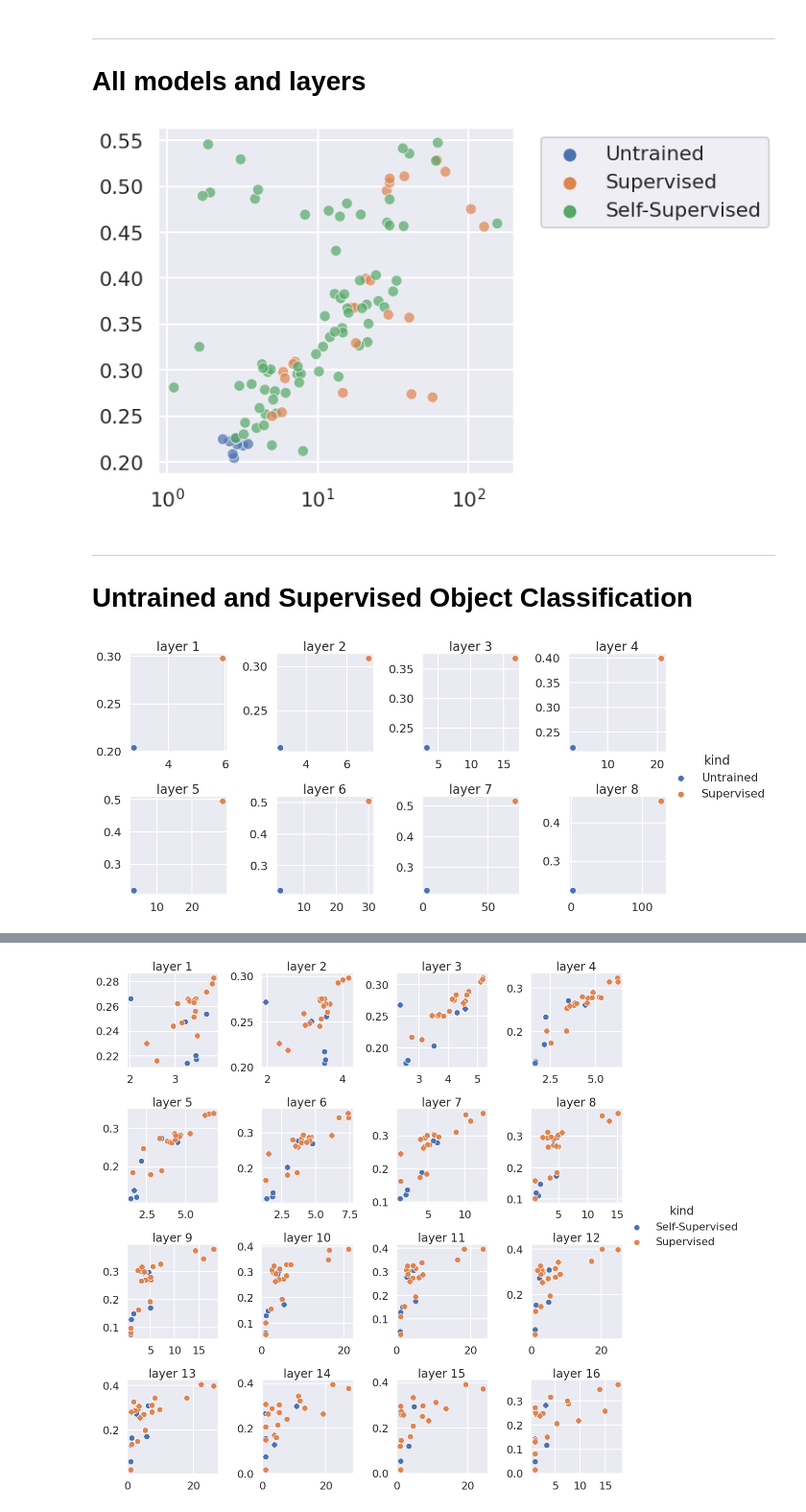
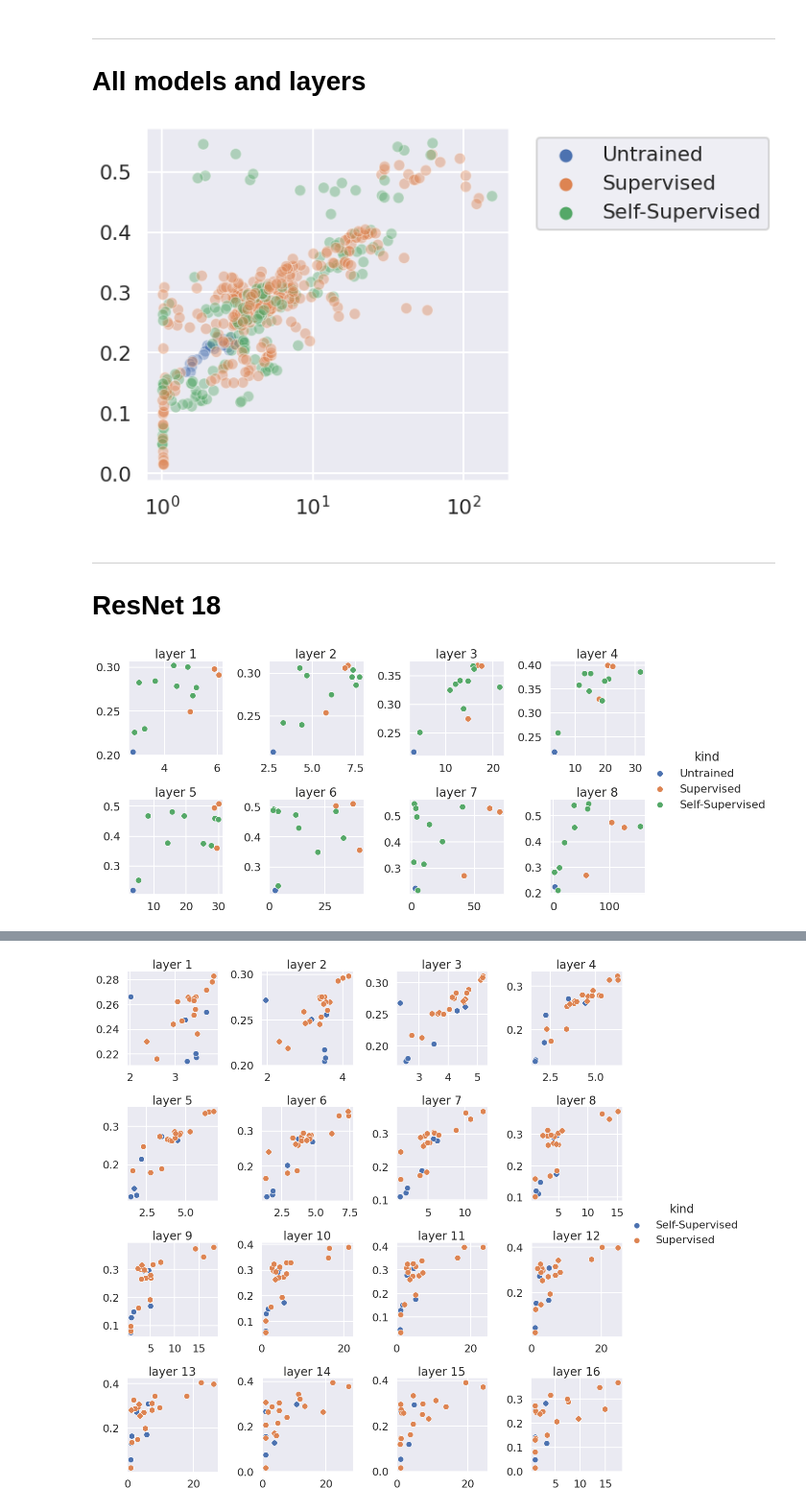
Before and after one commit to EricElmoznino/encoder_dimensionality, a Jupyter notebook: notebooks/encoding_vs_eigmetrics.ipynb, the cells around one changed output, grey strips where cells are left out. Shown at 96% size. Cells and saved outputs as stored; diff of their text form; code cells hidden in the pictures.

```diff
--- a/notebooks/encoding_vs_eigmetrics.ipynb
+++ b/notebooks/encoding_vs_eigmetrics.ipynb
@@ -36,18 +36,17 @@ data.head()
 # All models and layers
 # %%
 fig = plt.figure(figsize=(7, 7))
-results = data[(data.architecture == 'ResNet18')]
-ax = plot_correlations(data=results, x=eigmetric, y='score', hue='kind', plt_kwargs={'alpha': 0.7})
+results = data
+ax = plot_correlations(data=results, x=eigmetric, y='score', hue='kind', plt_kwargs={'alpha': 0.4})
 ax.set(xlabel=None, ylabel=None, xscale='log')
 plt.show()
 # %% [output]
-[figure, old version]
+[figure, new version]
-# %% [markdown]
----
-# Untrained and Supervised Object Classification
+# %% [markdown]
+---
+# ResNet 18
 # %%
-results = data[(data.source == 'PyTorch') &
-               (data.architecture == 'ResNet18')]
+results = data[(data.architecture == 'ResNet18')]
 g = plot_correlations(data=results, x=eigmetric, y='score', hue='kind', grid='layer',
                       grid_kwargs={'height': 4, 'sharex': False, 'sharey': False, 'col_wrap': 4})
 for i, ax in enumerate(g.axes.flat):
@@ -57,4 +56,4 @@ plt.tight_layout()
 g.add_legend()
 plt.show()
 # %% [output]
-[figure, old version]
+[figure, new version]
```
Also changed, not shown: parts of 4 cells of this notebook, 2 other files.
